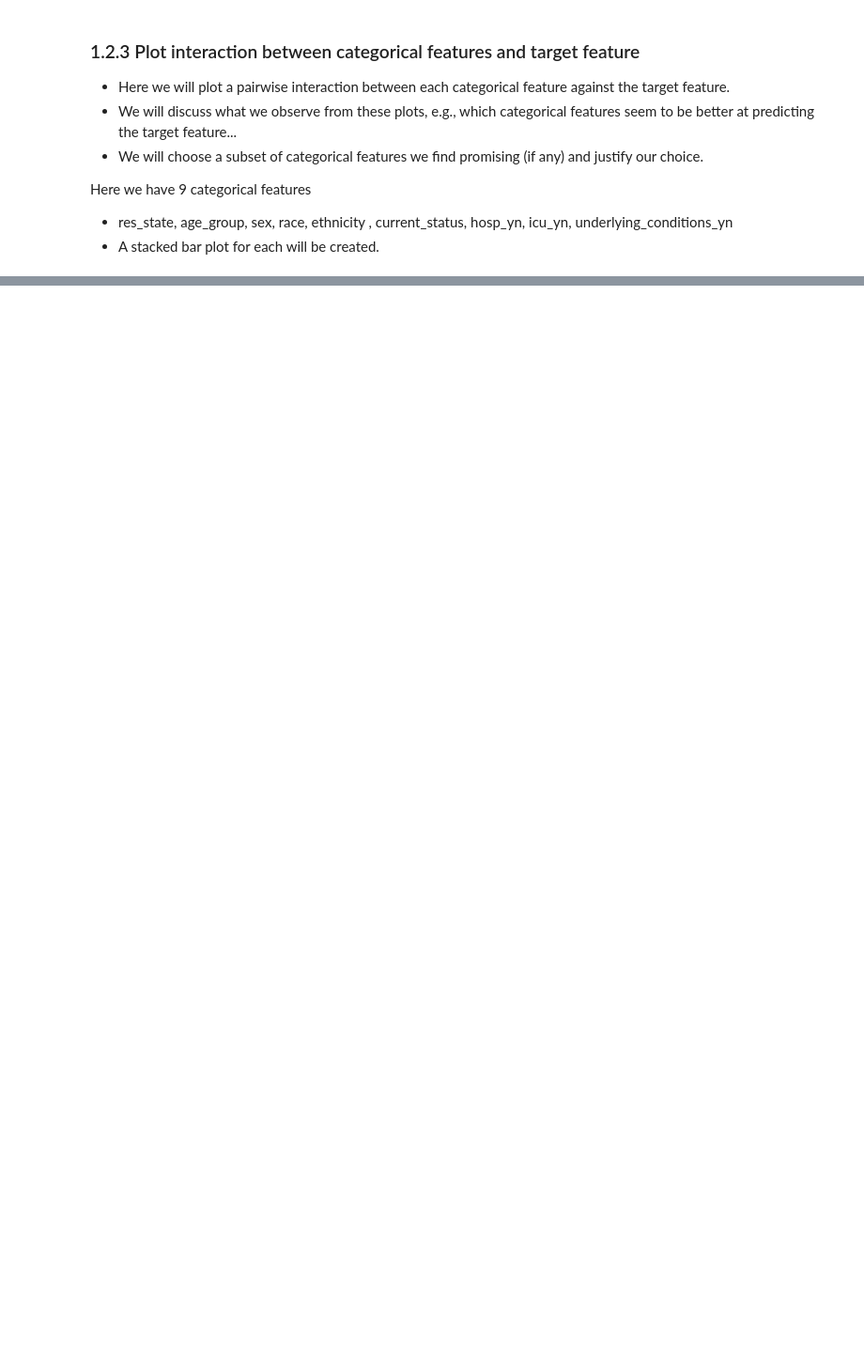
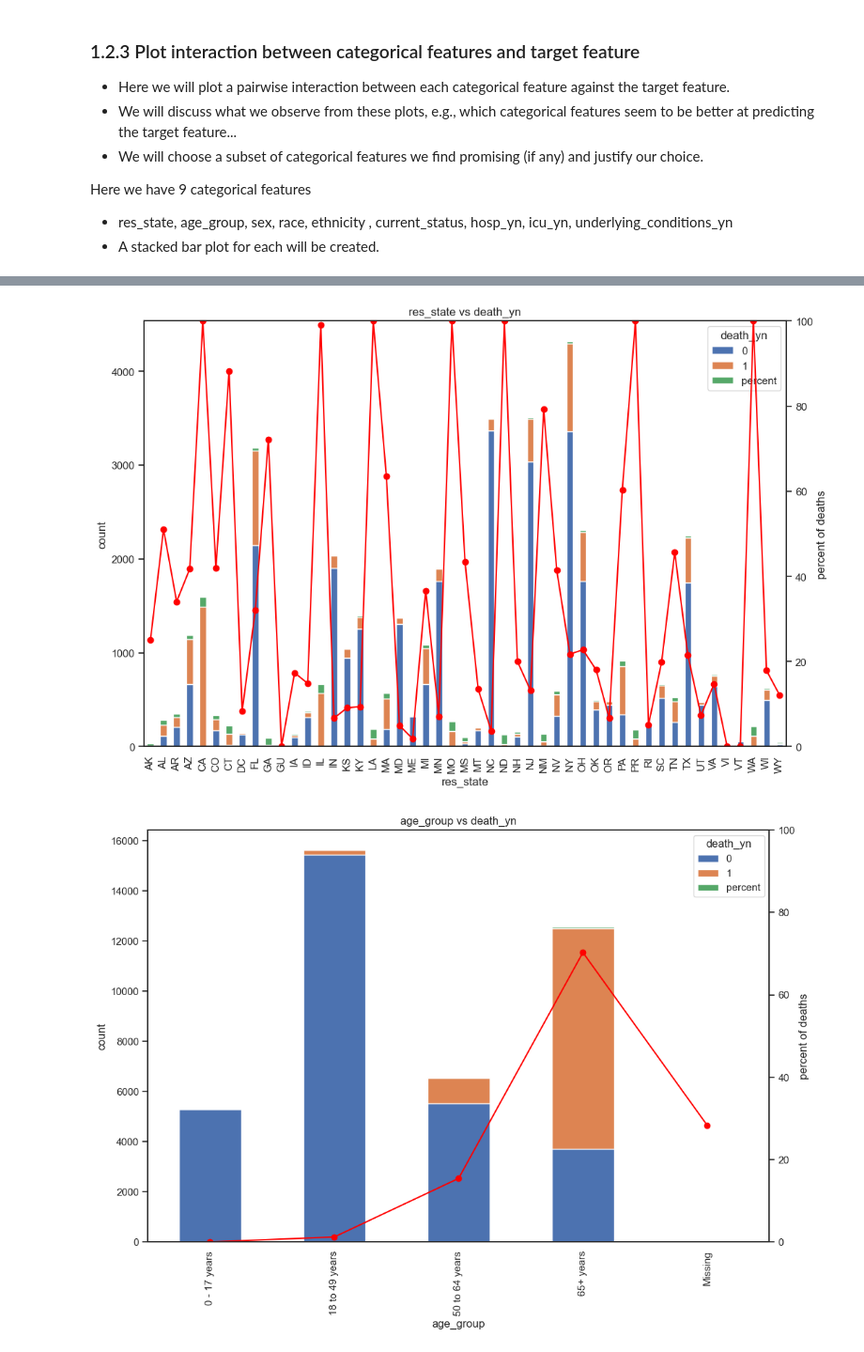
Before and after one commit to paul-od24/data_analytics_hw2, a Jupyter notebook: hw2 copy.ipynb, the cells around one changed output, grey strips where cells are left out. Shown at 94% size. Saved outputs shown, nothing was run; the diff lists cells and outputs as text; code cells hidden in the pictures; blank space fills up the shorter version.

```diff
--- a/hw2 copy.ipynb
+++ b/hw2 copy.ipynb
@@ -802,0 +740,9 @@ ValueError: Incompatible indexer with Series
+# %%
+# get categorical columns
+categorical_columns = ["res_state","age_group", "sex", "race", "ethnicity", "current_status", "hosp_yn", "icu_yn", "underlying_conditions_yn"]
+
+# create a copy of the dataframe
+df_temp = df.copy()
+
+# convert death_yn to categorical data type
+df_temp["death_yn"] = df_temp["death_yn"].astype("category")
@@ -802,0 +764,29 @@ ValueError: Incompatible indexer with Series
+# %%
+# for each categorical feature create a stacked bar plot
+for categorical_feature in categorical_columns:
+    # group by the column and death_yn, and calculate the count and percentage of deaths
+    group = df_temp.groupby([categorical_feature, "death_yn"]).size().unstack().fillna(0)
+
+    # check unique values of death_yn
+    unique_vals = df_temp["death_yn"].unique()
+
+    if len(unique_vals) == 2 and "Yes" in unique_vals and "No" in unique_vals:
+        # if "Yes" corresponds to 1 and "No" corresponds to 0
+        group["percent"] = group["Yes"] / (group["Yes"] + group["No"]) * 100
+    else:
+        # if "death_yn" contains other values or if the values are not "Yes" and "No"
+        group["percent"] = group[unique_vals[0]] / group.sum(axis=1) * 100
+
+    # plot the stacked bar chart
+    ax = group.plot(kind="bar", stacked=True, figsize=(12, 8))
+    ax.set_title(f"{categorical_feature} vs death_yn")
+    ax.set_xlabel(categorical_feature)
+    ax.set_ylabel("count")
+    ax2 = ax.twinx()
+    ax2.plot(group["percent"], color="red", marker="o")
+    ax2.set_ylim([0, 100])
+    ax2.set_ylabel("percent of deaths")
+    plt.show()
+# %% [output]
+[figure, added]
+[figure, added]
```
Also changed, not shown: parts of 7 cells of this notebook.
